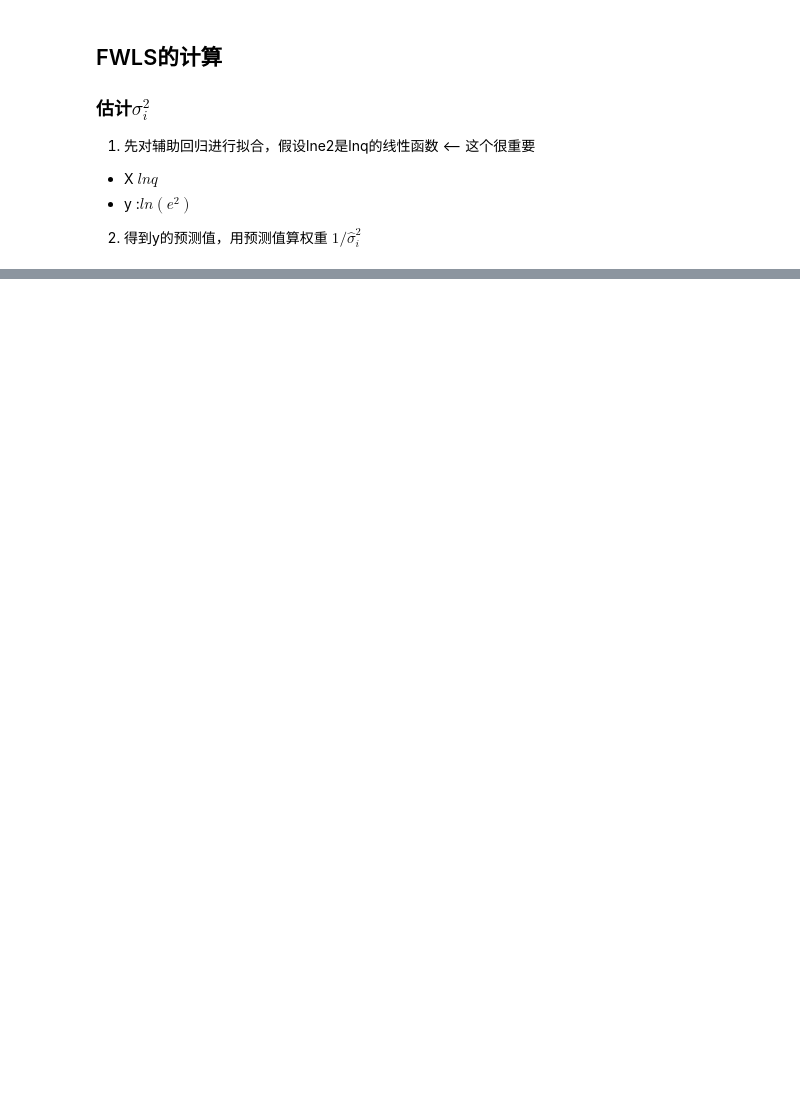
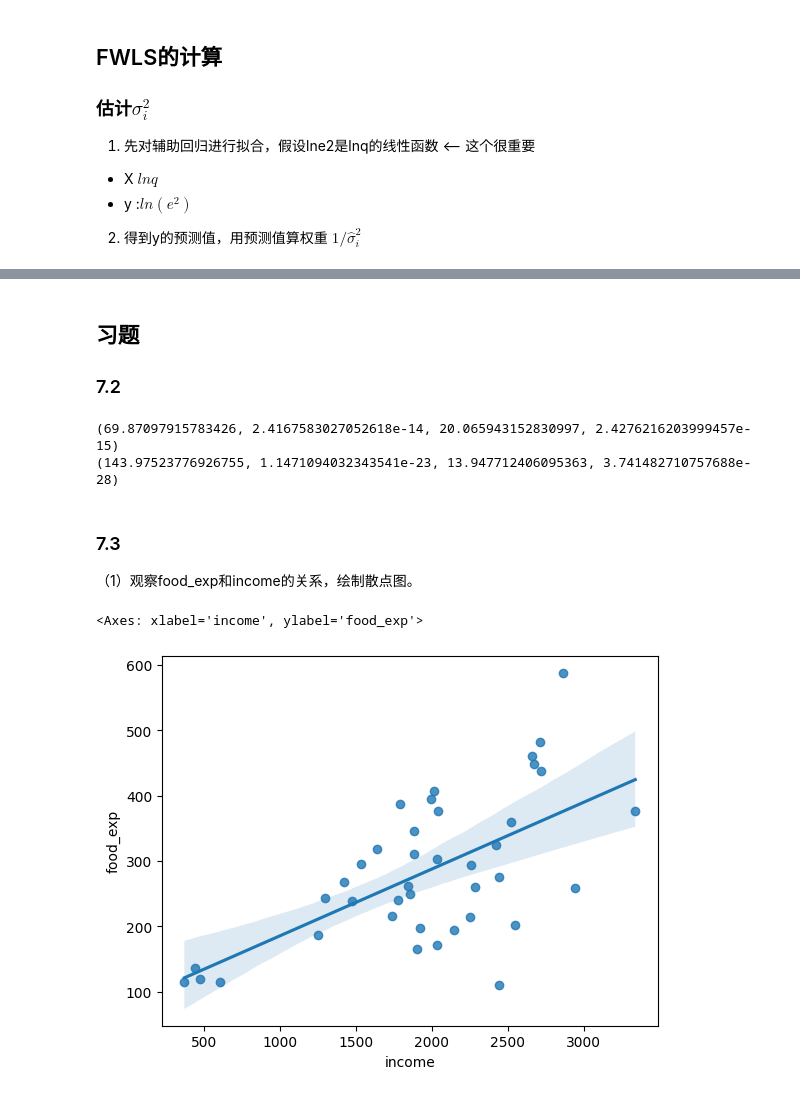
Before and after one commit to watalo/eco-stats, a Jupyter notebook: Econometrics_cq/1_Code/Chapter_07.ipynb, the cells around one changed output, grey strips where cells are left out. Saved outputs shown, nothing was run; the diff lists cells and outputs as text; code cells hidden in the pictures; blank space fills up the shorter version.

```diff
--- a/Econometrics_cq/1_Code/Chapter_07.ipynb
+++ b/Econometrics_cq/1_Code/Chapter_07.ipynb
@@ -171,0 +131,43 @@ Notes:
+# %% [markdown]
+## 习题
+
+### 7.2
+# %%
+from chapter_07 import Wls
+import pandas as pd
+
+hprice = pd.read_stata('../2_Data/Data-2e/hprice2a.dta')
+
+hprice_wls = Wls(data=hprice,
+                 X_ls=['lnox','ldist','rooms','stratio'],
+                 y = 'lprice',
+                 X_aux='lnox')
+
+print(hprice_wls.bp_test('ols'))
+## 拒绝原假设，存在异方差
+print(hprice_wls.white_test('ols'))
+## 拒绝原假设，存在异方差
+# %% [output]
+(69.87097915783426, 2.4167583027052618e-14, 20.065943152830997, 2.4276216203999457e-15)
+(143.97523776926755, 1.1471094032343541e-23, 13.947712406095363, 3.741482710757688e-28)
+# %% [markdown]
+### 7.3
+
+（1）观察food_exp和income的关系，绘制散点图。
+# %%
+from chapter_07 import Wls
+import seaborn as sns
+
+food = pd.read_stata('../2_Data/Data-2e/food.dta')
+food.head(),food.describe()
+
+Food_ols = Wls(data=food,
+           X_ls=['income'],
+           y='food_exp',
+           X_aux=['income'])
+
+sns.regplot(x='income', y='food_exp', data=food)
+# 有异方差，随收入增加不断扩大
+# %% [output]
+<Axes: xlabel='income', ylabel='food_exp'>
+[figure, added]
```
Also changed, not shown: parts of 18 cells of this notebook, 1 other file.
